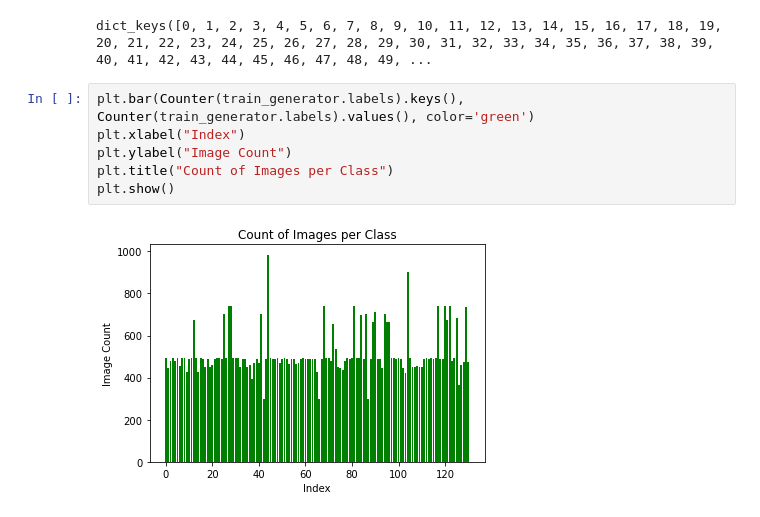
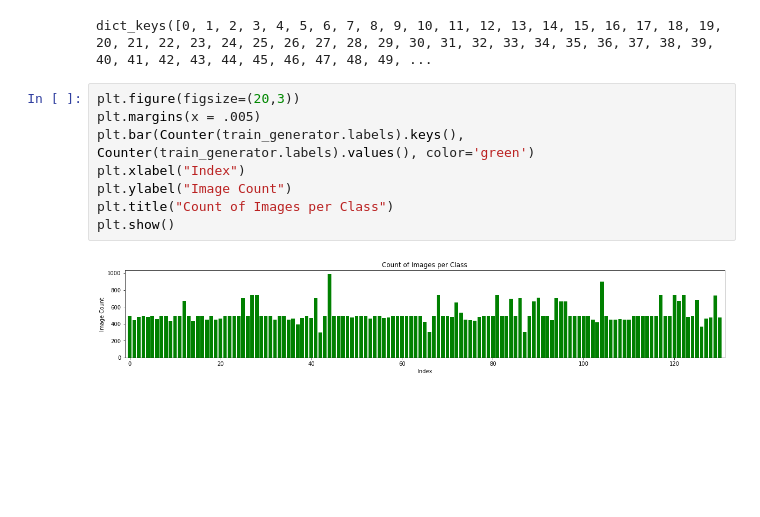
Before and after one commit to ashleep/Heningburg_Pounds_Final_Project, a Jupyter notebook: CNNtest.ipynb, the cells around one changed output. Saved outputs shown, nothing was run; the diff lists cells and outputs as text; blank space fills up the shorter version.

```diff
--- a/CNNtest.ipynb
+++ b/CNNtest.ipynb
@@ -185,10 +185,12 @@ Counter(train_generator.labels).keys()
 # %% [output]
 dict_keys([0, 1, 2, 3, 4, 5, 6, 7, 8, 9, 10, 11, 12, 13, 14, 15, 16, 17, 18, 19, 20, 21, 22, 23, 24, 25, 26, 27, 28, 29, 30, 31, 32, 33, 34, 35, 36, 37, 38, 39, 40, 41, 42, 43, 44, 45, 46, 47, 48, 49, ...
 # %%
+plt.figure(figsize=(20,3))
+plt.margins(x = .005)
 plt.bar(Counter(train_generator.labels).keys(), Counter(train_generator.labels).values(), color='green')
 plt.xlabel("Index")
 plt.ylabel("Image Count")
 plt.title("Count of Images per Class")
 plt.show()
 # %% [output]
-[figure, old version]
+[figure, new version]
```
Also changed, not shown: parts of 1 cell of this notebook.
